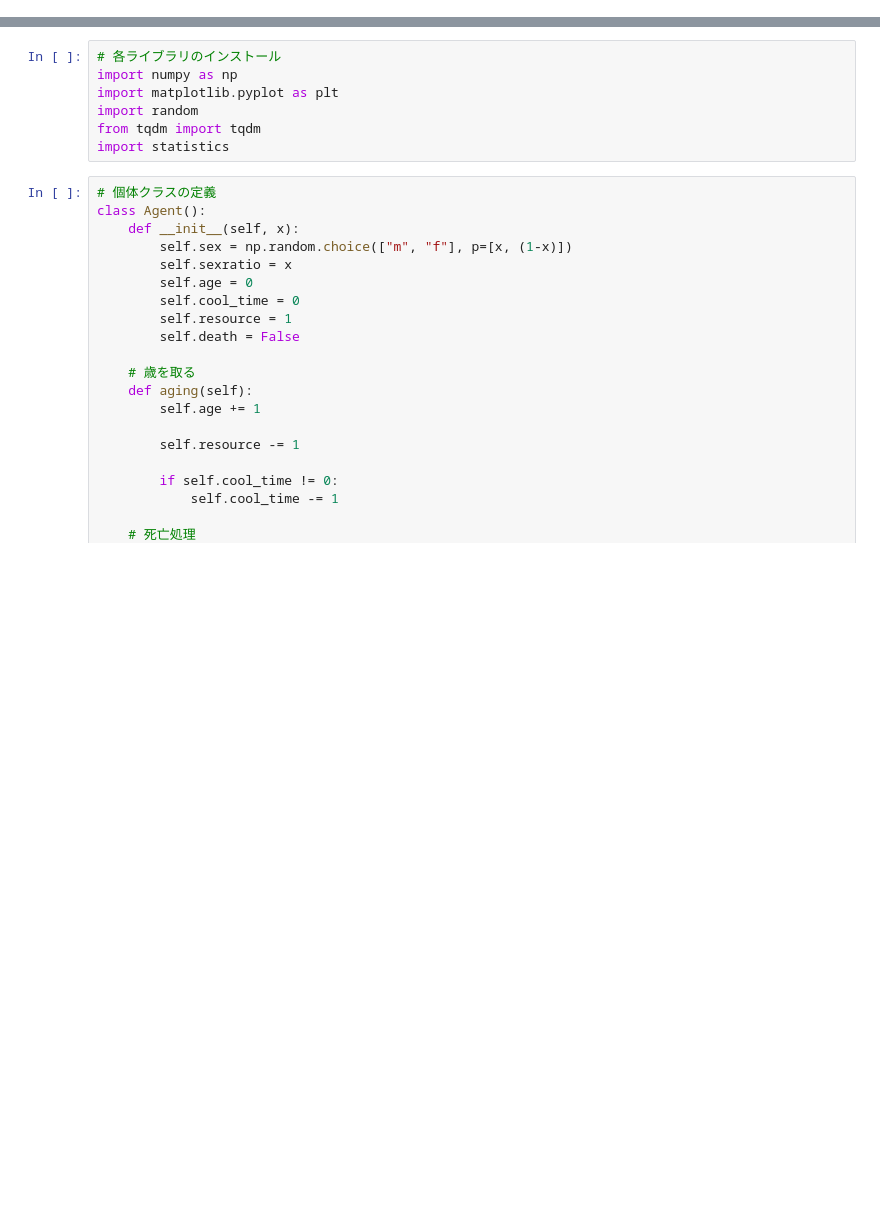
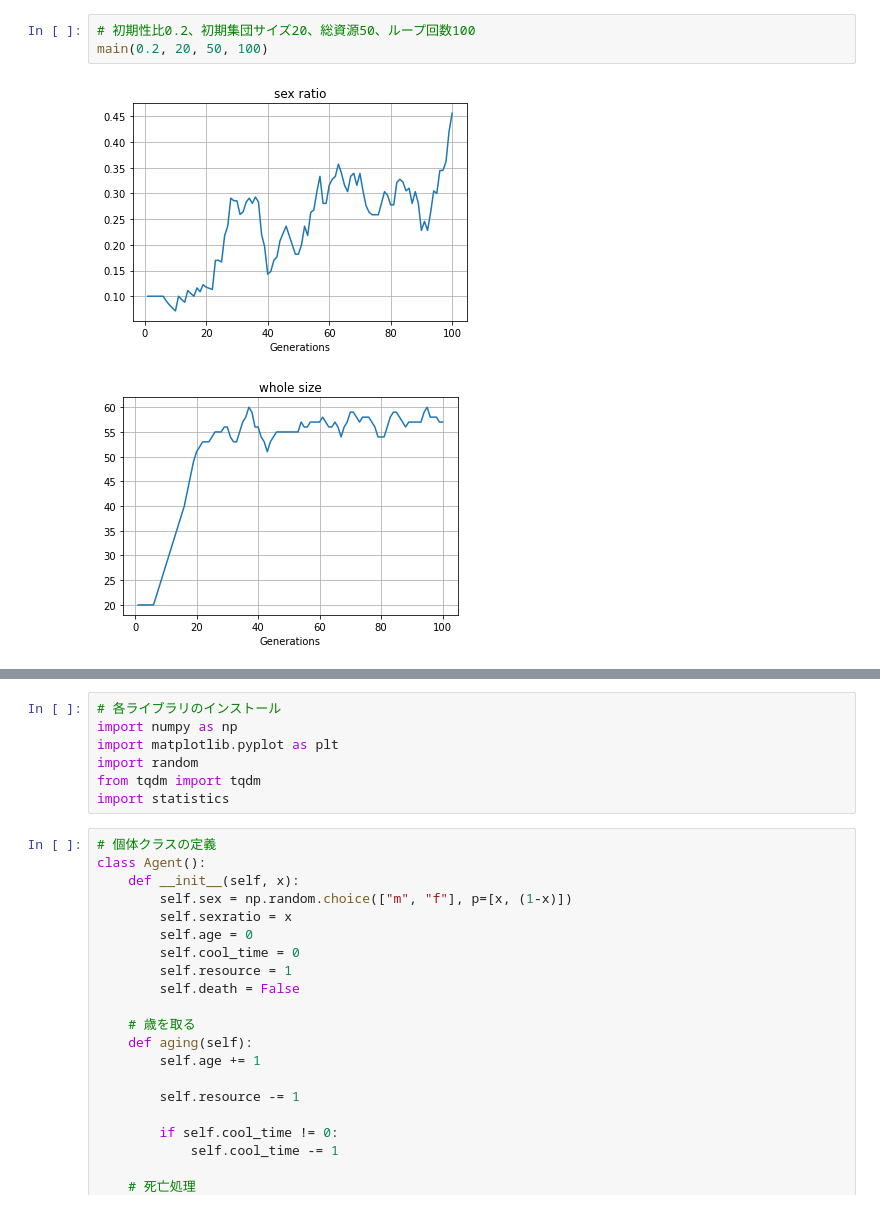
Before and after one commit to hidakakubo/first, a Jupyter notebook: abm_of_sexratio.ipynb, the cells around one changed output, grey strips where cells are left out. Saved outputs shown, nothing was run; the diff lists cells and outputs as text; blank space fills up the shorter version.

```diff
--- a/abm_of_sexratio.ipynb
+++ b/abm_of_sexratio.ipynb
@@ -150,0 +152,6 @@ main(0.2, 50, 1000, 1000)
+# %%
+# 初期性比0.2、初期集団サイズ20、総資源50、ループ回数100
+main(0.2, 20, 50, 100)
+# %% [output]
+[figure, added]
+[figure, added]
```
Also changed, not shown: parts of 12 cells of this notebook, 3 other files.
